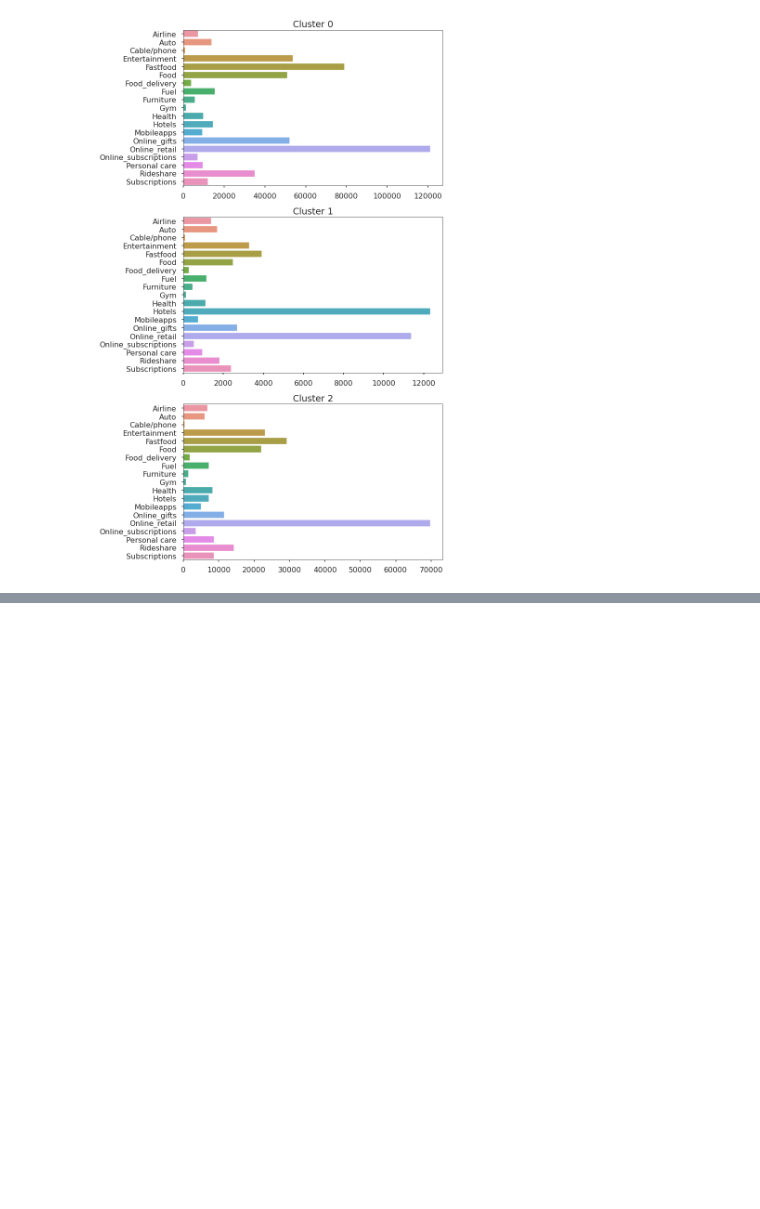
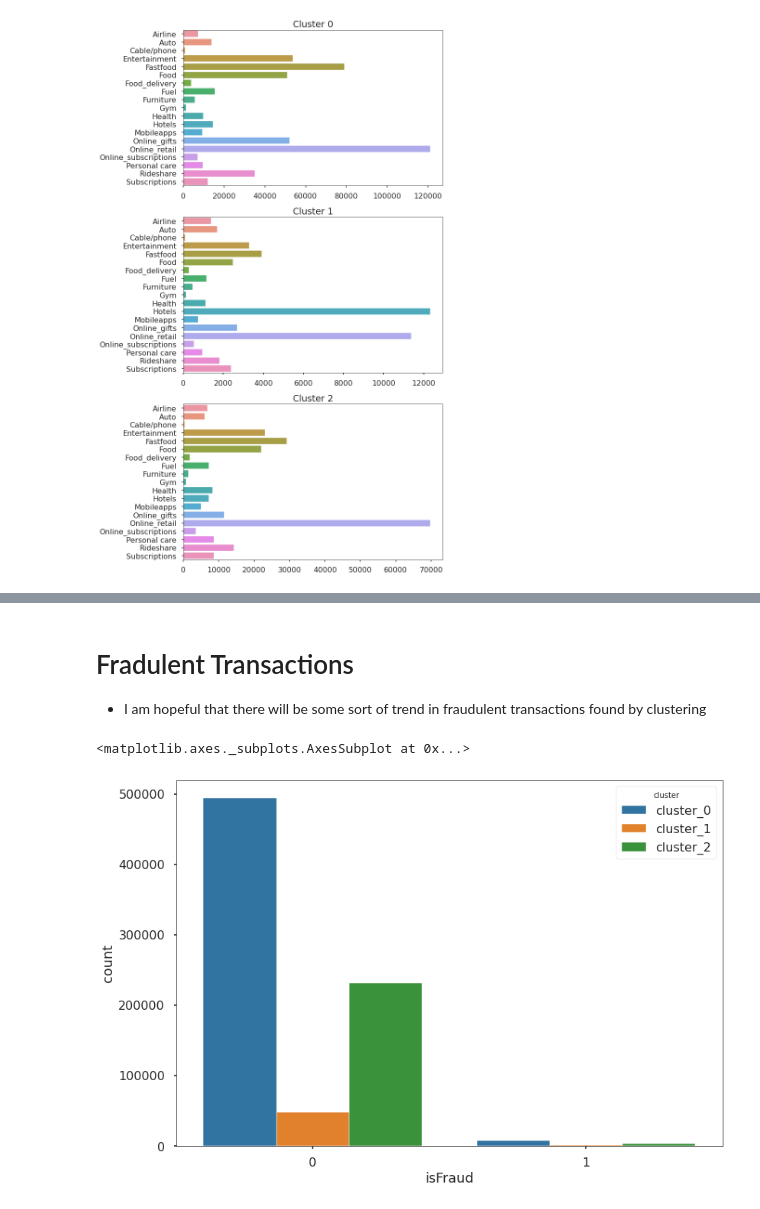
Before and after one commit to jbofill10/C1_Transaction_Data, a Jupyter notebook: ClusteringResults.ipynb, the cells around one changed output, grey strips where cells are left out. Saved outputs shown, nothing was run; the diff lists cells and outputs as text; code cells hidden in the pictures; blank space fills up the shorter version.

```diff
--- a/ClusteringResults.ipynb
+++ b/ClusteringResults.ipynb
@@ -115,0 +158,8 @@ generate_multicol_countplot(cluster2_df, ['x1_airline', 'x1_auto',
+# %% [markdown]
+# Fradulent Transactions
+* I am hopeful that there will be some sort of trend in fraudulent transactions found by clustering
+# %%
+sns.countplot(data=df, x='isFraud', hue='cluster')
+# %% [output]
+<matplotlib.axes._subplots.AxesSubplot at 0x...>
+[figure, added]
```
Also changed, not shown: parts of 8 cells of this notebook, 5 other files.
